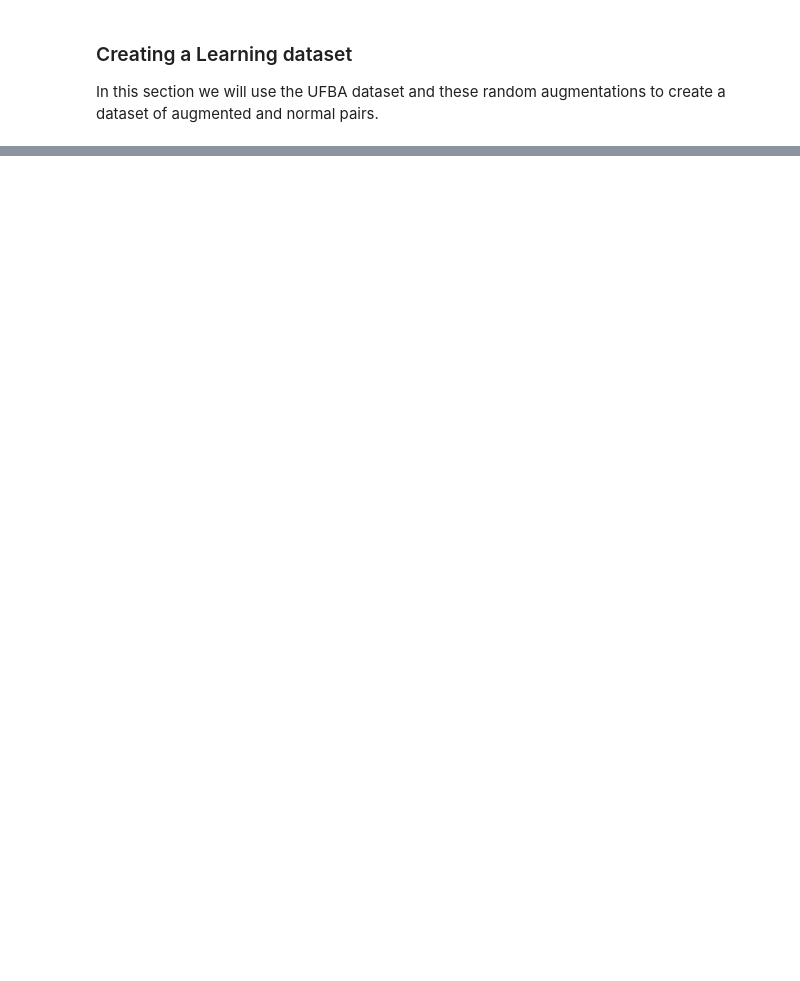
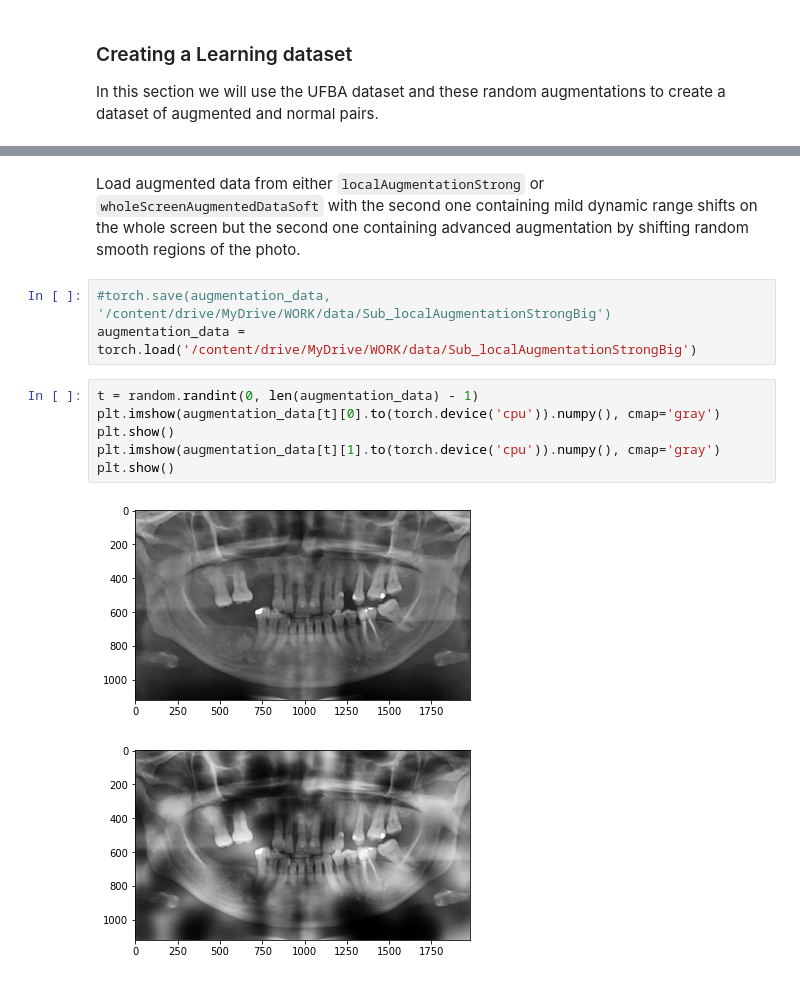
Before and after one commit to HamidrezaKmK/2times2048, a Jupyter notebook: src/preprocessing.ipynb, the cells around one changed output, grey strips where cells are left out. Cells and saved outputs as stored; diff of their text form; blank space fills up the shorter version.

```diff
--- a/src/preprocessing.ipynb
+++ b/src/preprocessing.ipynb
@@ -275,0 +313,14 @@ In this section we will use the UFBA dataset and these random augmentations to c
+# %% [markdown]
+Load augmented data from either `localAugmentationStrong` or `wholeScreenAugmentedDataSoft` with the second one containing mild dynamic range shifts on the whole screen but the second one containing advanced augmentation by shifting random smooth regions of the photo.
+# %%
+#torch.save(augmentation_data, '/content/drive/MyDrive/WORK/data/Sub_localAugmentationStrongBig')
+augmentation_data = torch.load('/content/drive/MyDrive/WORK/data/Sub_localAugmentationStrongBig')
+# %%
+t = random.randint(0, len(augmentation_data) - 1)
+plt.imshow(augmentation_data[t][0].to(torch.device('cpu')).numpy(), cmap='gray')
+plt.show()
+plt.imshow(augmentation_data[t][1].to(torch.device('cpu')).numpy(), cmap='gray')
+plt.show()
+# %% [output]
+[figure, added]
+[figure, added]
```
Also changed, not shown: parts of 47 cells of this notebook.
